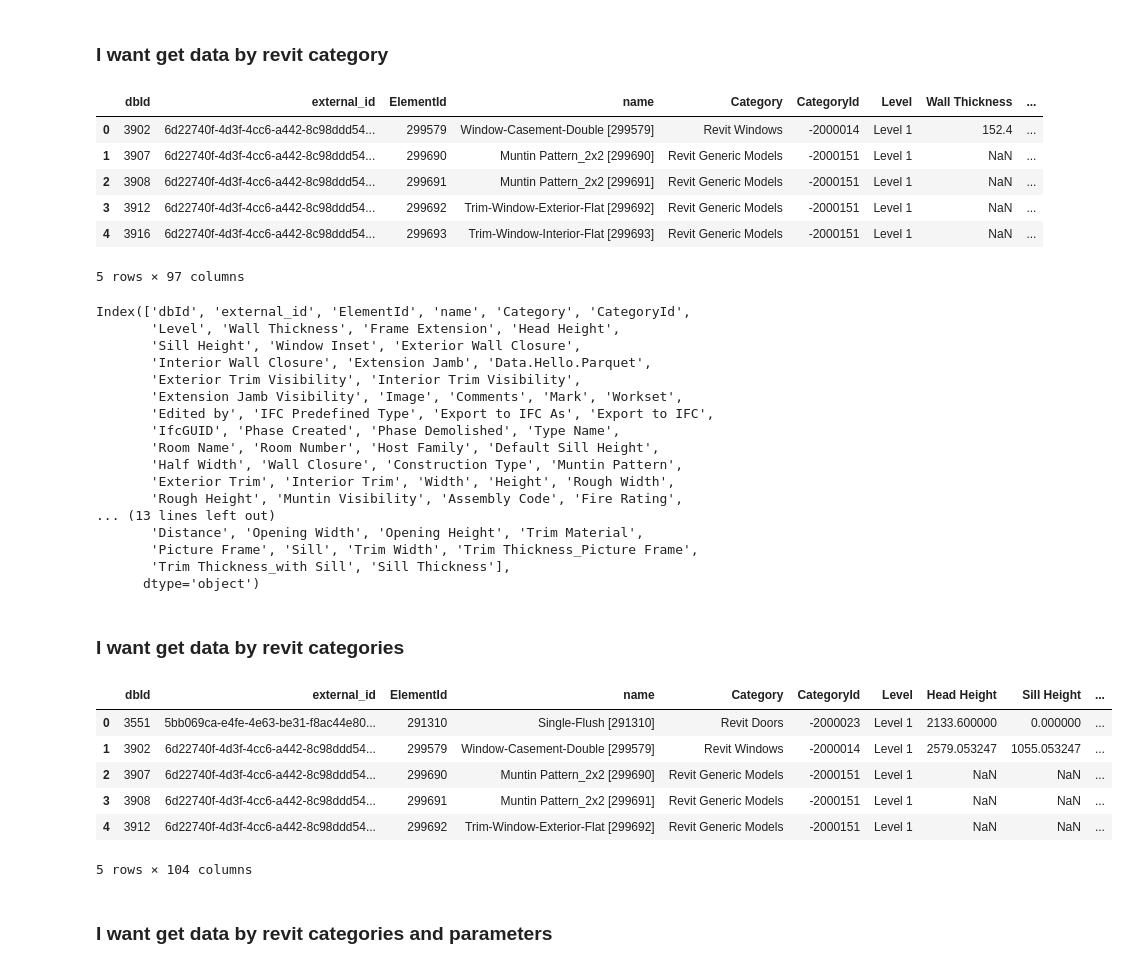
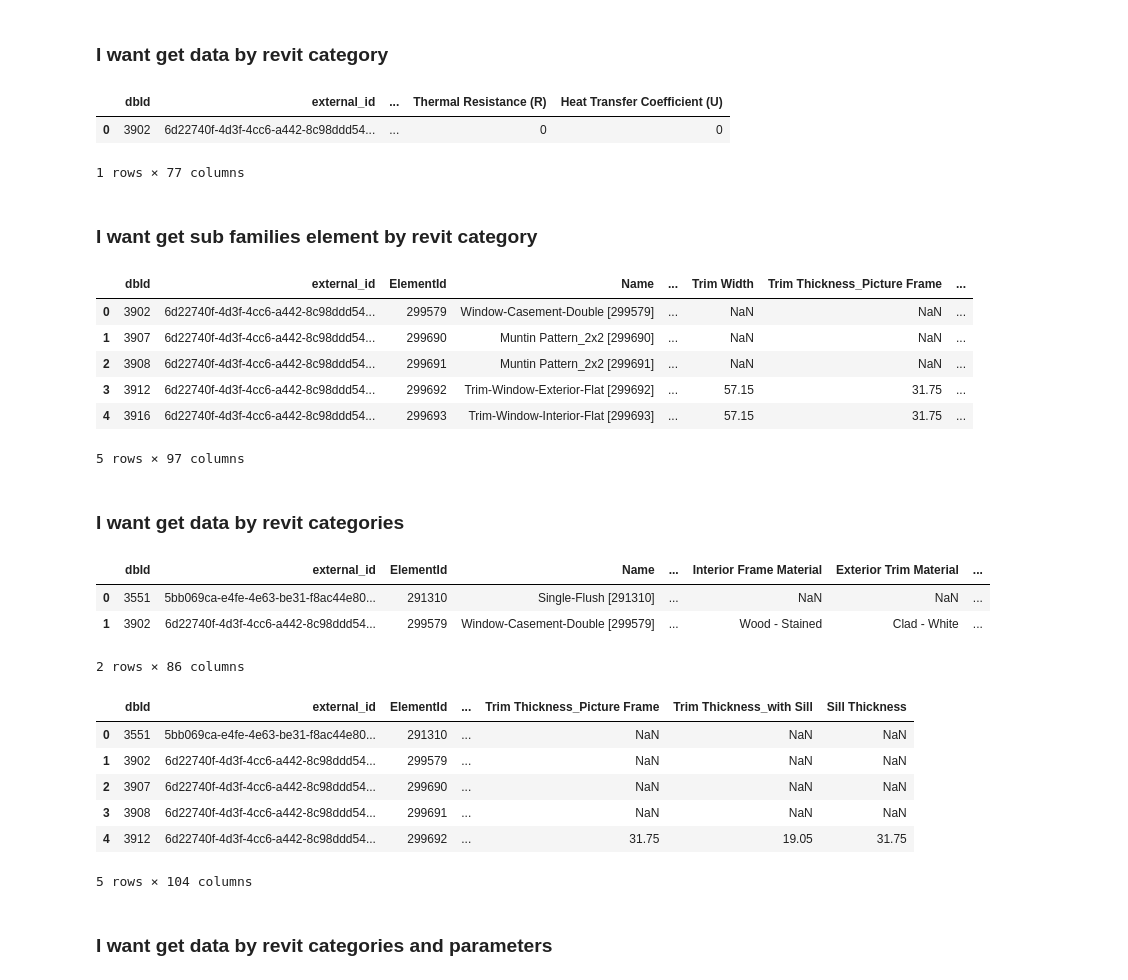
Before and after one commit to chuongmep/aps-toolkit, a Jupyter notebook: APSToolkitPython/Tutorials/04.01. Explore Revit Data With APSToolkit.ipynb, the cells around one changed output. Drawn from its saved outputs; the diff is of its cells as text; code cells hidden in the pictures.

```diff
--- a/APSToolkitPython/Tutorials/04.01. Explore Revit Data With APSToolkit.ipynb
+++ b/APSToolkitPython/Tutorials/04.01. Explore Revit Data With APSToolkit.ipynb
@@ -123,48 +123,54 @@ df.head(10)
 ### I want get data by revit category
 # %%
 df = prop_reader.get_data_by_category("Windows")
+pd.set_option('display.max_columns', 5)
+pd.set_option('display.width', 1000)
 df.head()
 # %% [output]
-|  | dbId | external_id | ElementId | name | Category | CategoryId | Level | Wall Thickness | ... |
-| 0 | 3902 | 6d22740f-4d3f-4cc6-a442-8c98ddd54... | 299579 | Window-Casement-Double [299579] | Revit Windows | -2000014 | Level 1 | 152.4 | ... |
-| 1 | 3907 | 6d22740f-4d3f-4cc6-a442-8c98ddd54... | 299690 | Muntin Pattern_2x2 [299690] | Revit Generic Models | -2000151 | Level 1 | NaN | ... |
-| 2 | 3908 | 6d22740f-4d3f-4cc6-a442-8c98ddd54... | 299691 | Muntin Pattern_2x2 [299691] | Revit Generic Models | -2000151 | Level 1 | NaN | ... |
-| 3 | 3912 | 6d22740f-4d3f-4cc6-a442-8c98ddd54... | 299692 | Trim-Window-Exterior-Flat [299692] | Revit Generic Models | -2000151 | Level 1 | NaN | ... |
-| 4 | 3916 | 6d22740f-4d3f-4cc6-a442-8c98ddd54... | 299693 | Trim-Window-Interior-Flat [299693] | Revit Generic Models | -2000151 | Level 1 | NaN | ... |
+|  | dbId | external_id | ... | Thermal Resistance (R) | Heat Transfer Coefficient (U) |
+| 0 | 3902 | 6d22740f-4d3f-4cc6-a442-8c98ddd54... | ... | 0 | 0 |
-5 rows × 97 columns
+1 rows × 77 columns
-# %%
-df.columns
-# %% [output]
-Index(['dbId', 'external_id', 'ElementId', 'name', 'Category', 'CategoryId',
-       'Level', 'Wall Thickness', 'Frame Extension', 'Head Height',
-       'Sill Height', 'Window Inset', 'Exterior Wall Closure',
-       'Interior Wall Closure', 'Extension Jamb', 'Data.Hello.Parquet',
-       'Exterior Trim Visibility', 'Interior Trim Visibility',
-       'Extension Jamb Visibility', 'Image', 'Comments', 'Mark', 'Workset',
-       'Edited by', 'IFC Predefined Type', 'Export to IFC As', 'Export to IFC',
-       'IfcGUID', 'Phase Created', 'Phase Demolished', 'Type Name',
-       'Room Name', 'Room Number', 'Host Family', 'Default Sill Height',
-       'Half Width', 'Wall Closure', 'Construction Type', 'Muntin Pattern',
-       'Exterior Trim', 'Interior Trim', 'Width', 'Height', 'Rough Width',
-       'Rough Height', 'Muntin Visibility', 'Assembly Code', 'Fire Rating',
-... (13 lines left out)
-       'Distance', 'Opening Width', 'Opening Height', 'Trim Material',
-       'Picture Frame', 'Sill', 'Trim Width', 'Trim Thickness_Picture Frame',
-       'Trim Thickness_with Sill', 'Sill Thickness'],
-      dtype='object')
+# %% [markdown]
+### I want  get sub families element by revit category
+# %%
+df = prop_reader.get_data_by_category("Windows",True)
+# show 5 columns and fix the width of the columns
+pd.set_option('display.max_columns', 8)
+pd.set_option('display.width', 1000)
+df.head()
+# %% [output]
+|  | dbId | external_id | ElementId | Name | ... | Trim Width | Trim Thickness_Picture Frame | ... |
+| 0 | 3902 | 6d22740f-4d3f-4cc6-a442-8c98ddd54... | 299579 | Window-Casement-Double [299579] | ... | NaN | NaN | ... |
+| 1 | 3907 | 6d22740f-4d3f-4cc6-a442-8c98ddd54... | 299690 | Muntin Pattern_2x2 [299690] | ... | NaN | NaN | ... |
+| 2 | 3908 | 6d22740f-4d3f-4cc6-a442-8c98ddd54... | 299691 | Muntin Pattern_2x2 [299691] | ... | NaN | NaN | ... |
+| 3 | 3912 | 6d22740f-4d3f-4cc6-a442-8c98ddd54... | 299692 | Trim-Window-Exterior-Flat [299692] | ... | 57.15 | 31.75 | ... |
+| 4 | 3916 | 6d22740f-4d3f-4cc6-a442-8c98ddd54... | 299693 | Trim-Window-Interior-Flat [299693] | ... | 57.15 | 31.75 | ... |
+5 rows × 97 columns
 # %% [markdown]
 ### I want get data by revit categories
 # %%
 df = prop_reader.get_data_by_categories(["Doors","Windows"])
+pd.set_option('display.max_columns', 8)
+pd.set_option('display.width', 1000)
 df.head()
 # %% [output]
-|  | dbId | external_id | ElementId | name | Category | CategoryId | Level | Head Height | Sill Height | ... |
-| 0 | 3551 | 5bb069ca-e4fe-4e63-be31-f8ac44e80... | 291310 | Single-Flush [291310] | Revit Doors | -2000023 | Level 1 | 2133.600000 | 0.000000 | ... |
-| 1 | 3902 | 6d22740f-4d3f-4cc6-a442-8c98ddd54... | 299579 | Window-Casement-Double [299579] | Revit Windows | -2000014 | Level 1 | 2579.053247 | 1055.053247 | ... |
-| 2 | 3907 | 6d22740f-4d3f-4cc6-a442-8c98ddd54... | 299690 | Muntin Pattern_2x2 [299690] | Revit Generic Models | -2000151 | Level 1 | NaN | NaN | ... |
-| 3 | 3908 | 6d22740f-4d3f-4cc6-a442-8c98ddd54... | 299691 | Muntin Pattern_2x2 [299691] | Revit Generic Models | -2000151 | Level 1 | NaN | NaN | ... |
-| 4 | 3912 | 6d22740f-4d3f-4cc6-a442-8c98ddd54... | 299692 | Trim-Window-Exterior-Flat [299692] | Revit Generic Models | -2000151 | Level 1 | NaN | NaN | ... |
+|  | dbId | external_id | ElementId | Name | ... | Interior Frame Material | Exterior Trim Material | ... |
+| 0 | 3551 | 5bb069ca-e4fe-4e63-be31-f8ac44e80... | 291310 | Single-Flush [291310] | ... | NaN | NaN | ... |
+| 1 | 3902 | 6d22740f-4d3f-4cc6-a442-8c98ddd54... | 299579 | Window-Casement-Double [299579] | ... | Wood - Stained | Clad - White | ... |
-5 rows × 104 columns
+2 rows × 86 columns
+# %%
+df = prop_reader.get_data_by_categories(["Doors","Windows"],True)
+pd.set_option('display.max_columns', 6)
+pd.set_option('display.width', 1000)
+df.head()
+# %% [output]
+|  | dbId | external_id | ElementId | ... | Trim Thickness_Picture Frame | Trim Thickness_with Sill | Sill Thickness |
+| 0 | 3551 | 5bb069ca-e4fe-4e63-be31-f8ac44e80... | 291310 | ... | NaN | NaN | NaN |
+| 1 | 3902 | 6d22740f-4d3f-4cc6-a442-8c98ddd54... | 299579 | ... | NaN | NaN | NaN |
+| 2 | 3907 | 6d22740f-4d3f-4cc6-a442-8c98ddd54... | 299690 | ... | NaN | NaN | NaN |
+| 3 | 3908 | 6d22740f-4d3f-4cc6-a442-8c98ddd54... | 299691 | ... | NaN | NaN | NaN |
+| 4 | 3912 | 6d22740f-4d3f-4cc6-a442-8c98ddd54... | 299692 | ... | 31.75 | 19.05 | 31.75 |
+5 rows × 104 columns
 # %% [markdown]
 ### I want get data by revit categories and parameters
 # %%
```
Also changed, not shown: parts of 8 cells of this notebook.
